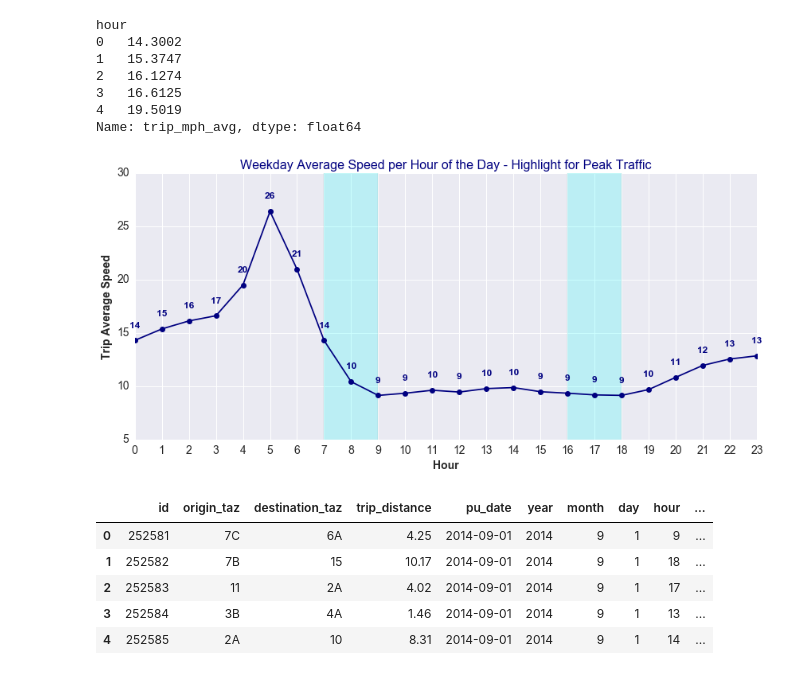
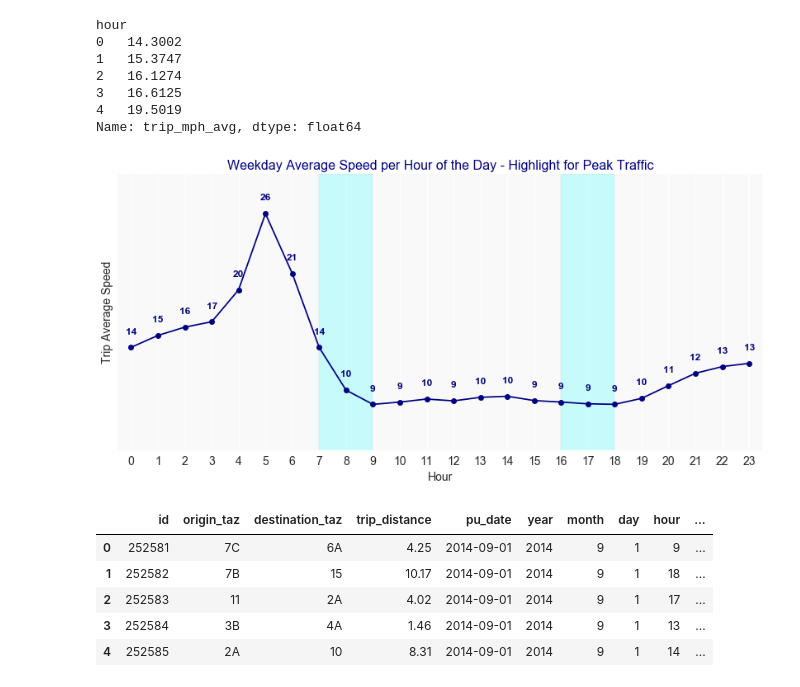
Before and after one commit to geoninja/Uber-Data-Analysis, a Jupyter notebook: NYC_Uber_Rides.ipynb, the cells around one changed output. Cells and saved outputs as stored; diff of their text form; code cells hidden in the pictures.

```diff
--- a/NYC_Uber_Rides.ipynb
+++ b/NYC_Uber_Rides.ipynb
@@ -1338,26 +1347,29 @@ Name: trip_mph_avg, dtype: float64
 # %%
 #Plot Peak Hour Median Trip Average Speed During Weekdays:
 
 plt.figure(figsize =(14, 6))
 kwargs = {'fontsize': 12, 'ha':'center', 'va': 'top', 'color': 'navy', 'weight': 'bold'}
 
 #weekdays only: rush hour traffic 7-9 + 16-18
 ax = df_plt7.plot(marker = 'o', color = 'navy')
 
 for x, y in zip(df_plt7.index, df_plt7.values):
     ax.annotate('{:.0f}'.format(y), xy=(x, y), xytext= (0, 24), textcoords='offset points', **kwargs)
 
+ax.set_axis_bgcolor('#F9F9F9')
+ax.get_yaxis().set_ticks([]) #hide tick labels on y-axis
 plt.fill([7,9,9,7], [0,0,30,30], 'cyan', alpha=0.2)
 plt.fill([16,18,18,16], [0,0,30,30], 'cyan', alpha=0.2)
 plt.xticks(range(24))
-plt.xlabel('Hour', fontsize=14, weight='bold')
-plt.ylabel('Trip Average Speed', fontsize=14, weight='bold')
+plt.xlabel('Hour', fontsize=14)
+plt.ylabel('Trip Average Speed', fontsize=14)
 plt.ylim(5, 30)
+plt.xlim(-0.5, 23.5)
 plt.tick_params(labelsize=14)
 plt.title('Weekday Average Speed per Hour of the Day - Highlight for Peak Traffic', fontsize = 16, color='navy')
 plt.show()
 # %% [output]
-[figure, old version]
+[figure, new version]
 # %%
 def is_peak_hour(x):
     """
```
Also changed, not shown: parts of 3 cells of this notebook, 4 other files.
